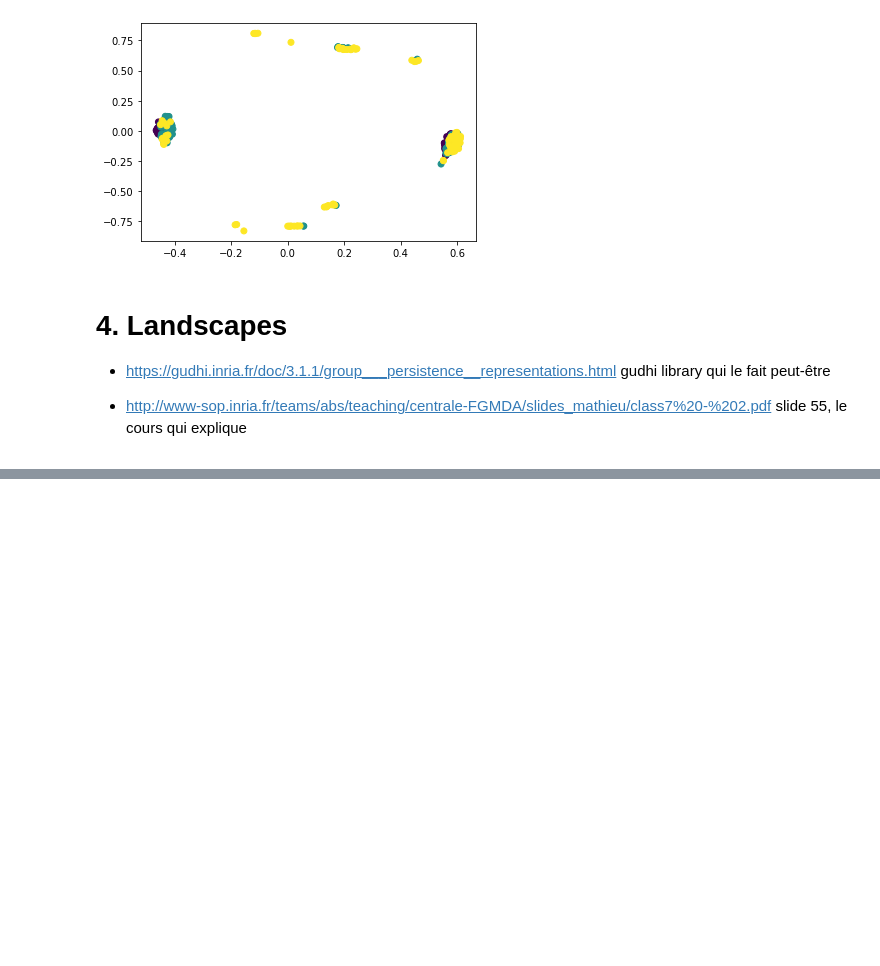
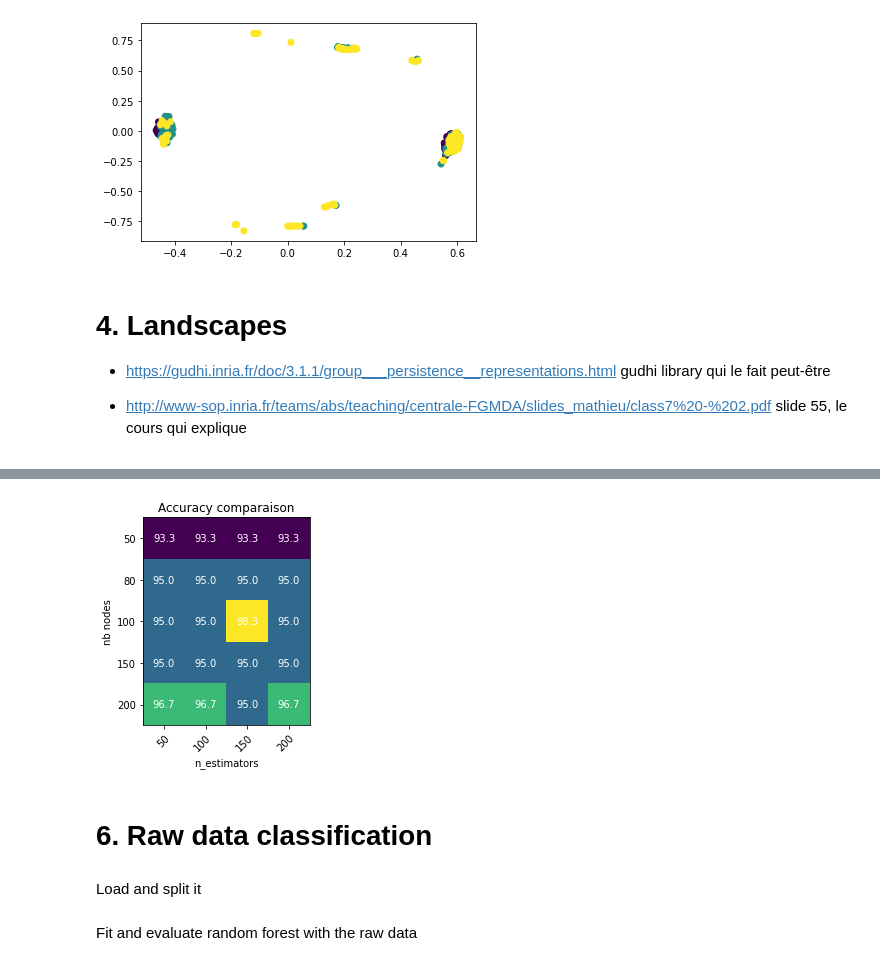
Before and after one commit to clementpiat/pedestrians_recognition, a Jupyter notebook: explore.ipynb, the cells around one changed output, grey strips where cells are left out. Saved outputs shown, nothing was run; the diff lists cells and outputs as text; code cells hidden in the pictures; blank space fills up the shorter version.

```diff
--- a/explore.ipynb
+++ b/explore.ipynb
@@ -102,0 +220,8 @@ plt.savefig("data/test.jpg")
+# %%
+plot_heatmap(acc[:,:,2], "n_estimators", "nb nodes",n_estimators_tested, nbnodes_tested)
+# %% [output]
+[figure, added]
+# %% [markdown]
+# 6. Raw data classification
+# %% [markdown]
+Load and split it
@@ -102,0 +237,2 @@ plt.savefig("data/test.jpg")
+# %% [markdown]
+Fit and evaluate random forest with the raw data
```
Also changed, not shown: parts of 23 cells of this notebook.
